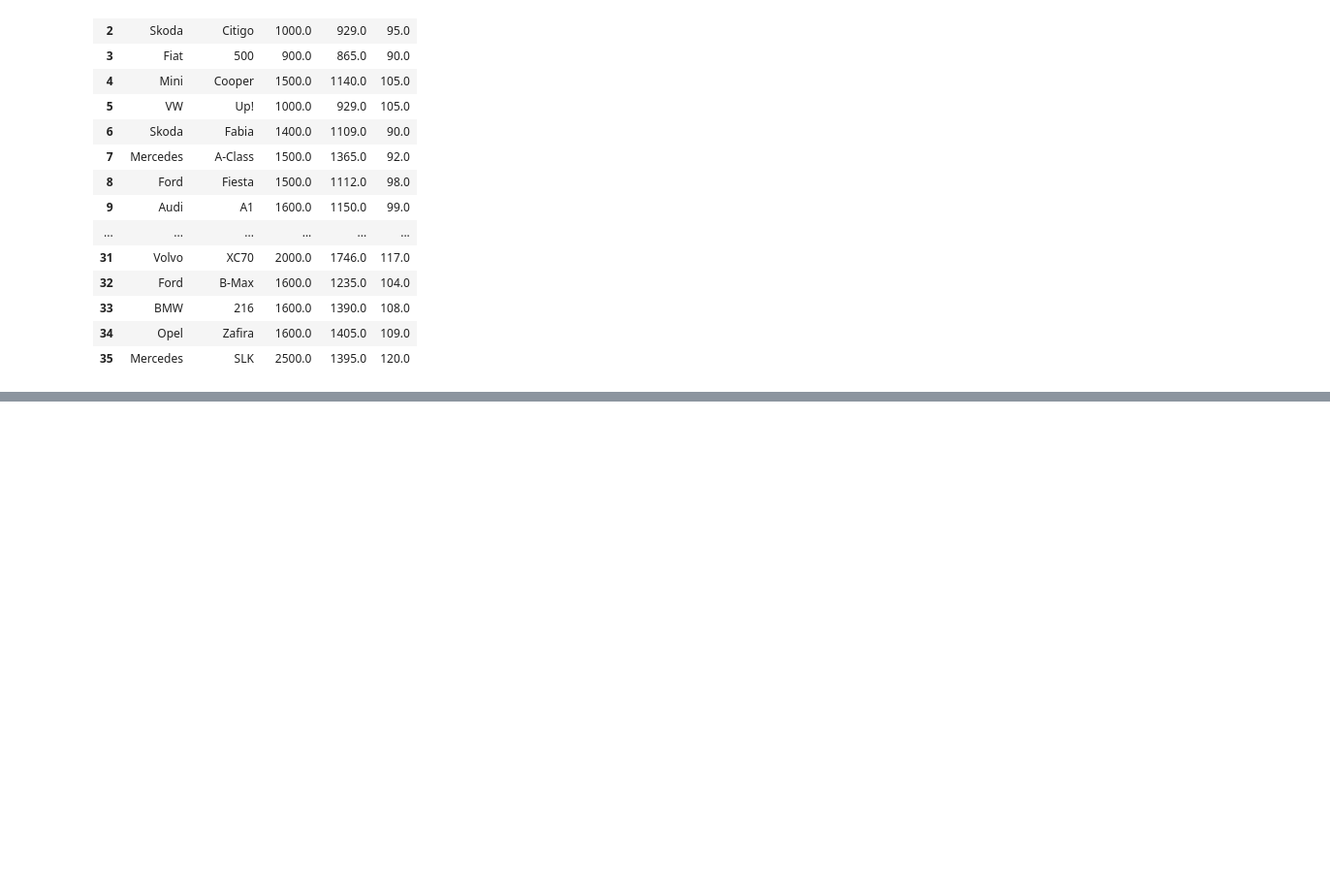
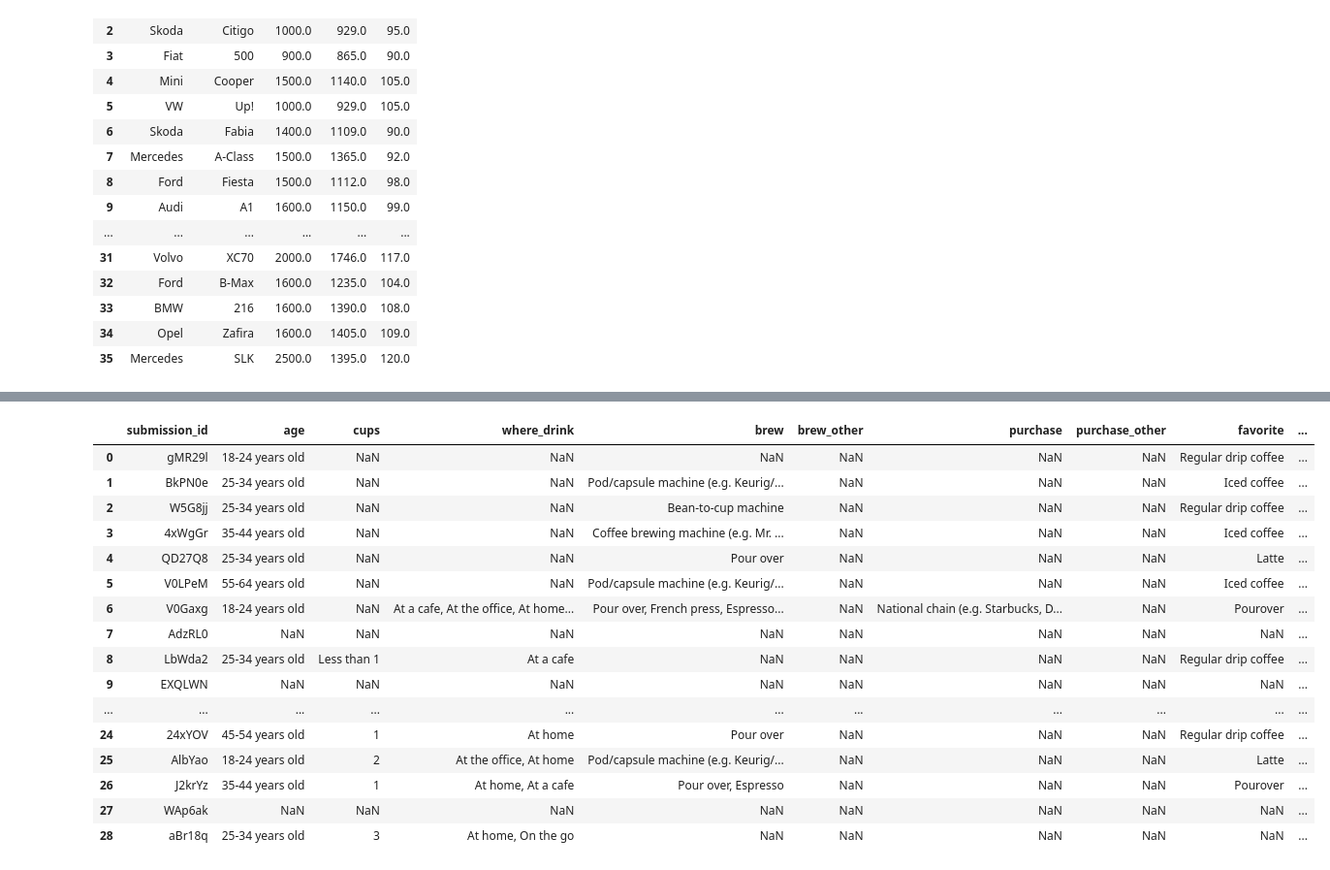
Before and after one commit to Janvi-Ashara/Machine-Learning, a Jupyter notebook: My_data_processing.ipynb, the cells around one changed output, grey strips where cells are left out. Shown at 97% size. Saved outputs shown, nothing was run; the diff lists cells and outputs as text; code cells hidden in the pictures; blank space fills up the shorter version.

```diff
--- a/My_data_processing.ipynb
+++ b/My_data_processing.ipynb
@@ -219,0 +260,22 @@ df.drop_duplicates()
+# %%
+import pandas as pd
+df=pd.read_csv("coffee_survey.csv")
+df
+# %% [output]
+|  | submission_id | age | cups | where_drink | brew | brew_other | purchase | purchase_other | favorite | ... |
+| 0 | gMR29l | 18-24 years old | NaN | NaN | NaN | NaN | NaN | NaN | Regular drip coffee | ... |
+| 1 | BkPN0e | 25-34 years old | NaN | NaN | Pod/capsule machine (e.g. Keurig/... | NaN | NaN | NaN | Iced coffee | ... |
+| 2 | W5G8jj | 25-34 years old | NaN | NaN | Bean-to-cup machine | NaN | NaN | NaN | Regular drip coffee | ... |
+| 3 | 4xWgGr | 35-44 years old | NaN | NaN | Coffee brewing machine (e.g. Mr. ... | NaN | NaN | NaN | Iced coffee | ... |
+| 4 | QD27Q8 | 25-34 years old | NaN | NaN | Pour over | NaN | NaN | NaN | Latte | ... |
+| 5 | V0LPeM | 55-64 years old | NaN | NaN | Pod/capsule machine (e.g. Keurig/... | NaN | NaN | NaN | Iced coffee | ... |
+| 6 | V0Gaxg | 18-24 years old | NaN | At a cafe, At the office, At home... | Pour over, French press, Espresso... | NaN | National chain (e.g. Starbucks, D... | NaN | Pourover | ... |
+| 7 | AdzRL0 | NaN | NaN | NaN | NaN | NaN | NaN | NaN | NaN | ... |
+| 8 | LbWda2 | 25-34 years old | Less than 1 | At a cafe | NaN | NaN | NaN | NaN | Regular drip coffee | ... |
+| 9 | EXQLWN | NaN | NaN | NaN | NaN | NaN | NaN | NaN | NaN | ... |
+| ... | ... | ... | ... | ... | ... | ... | ... | ... | ... | ... |
+| 24 | 24xYOV | 45-54 years old | 1 | At home | Pour over | NaN | NaN | NaN | Regular drip coffee | ... |
+| 25 | AlbYao | 18-24 years old | 2 | At the office, At home | Pod/capsule machine (e.g. Keurig/... | NaN | NaN | NaN | Latte | ... |
+| 26 | J2krYz | 35-44 years old | 1 | At home, At a cafe | Pour over, Espresso | NaN | NaN | NaN | Pourover | ... |
+| 27 | WAp6ak | NaN | NaN | NaN | NaN | NaN | NaN | NaN | NaN | ... |
+| 28 | aBr18q | 25-34 years old | 3 | At home, On the go | NaN | NaN | NaN | NaN | NaN | ... |
```
Also changed, not shown: parts of 7 cells of this notebook, 1 other file.
